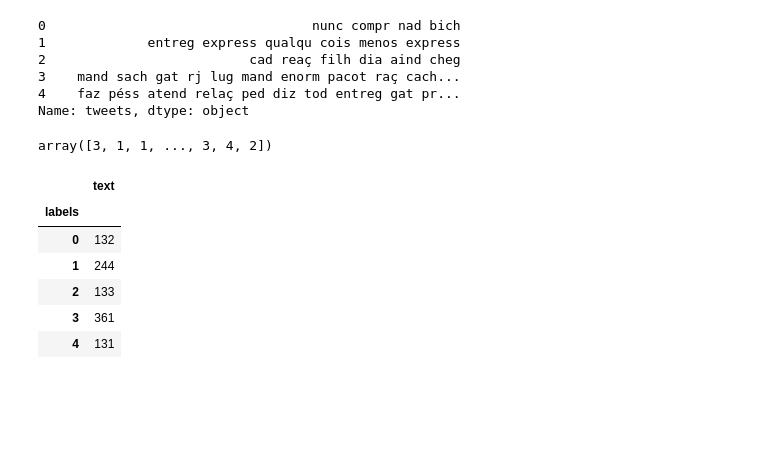
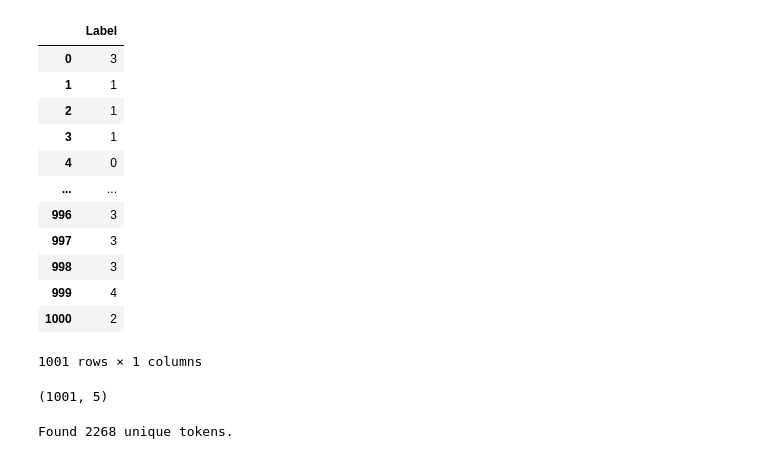
Before and after one commit to jllcen2011/Data_Science_MBA-FIAP, a Jupyter notebook: Fase 4 - Deep Learning/Cap 2 - Recorrentes/RNNsimple - SolutionSprint.ipynb, the cells around one changed output. Saved outputs shown, nothing was run; the diff lists cells and outputs as text; code cells hidden in the pictures; blank space fills up the shorter version.

```diff
--- a/Fase 4 - Deep Learning/Cap 2 - Recorrentes/RNNsimple - SolutionSprint.ipynb
+++ b/Fase 4 - Deep Learning/Cap 2 - Recorrentes/RNNsimple - SolutionSprint.ipynb
@@ -56,41 +63,26 @@ def removeStopWords(text):
     words = [stemmer.stem(i) for i in text.split() if not i in stopwords]
     return (" ".join(words))
 
-# def custom_tokenize(text):
-#     """Function that tokenizes text"""
-#     from nltk.tokenize import word_tokenize
-#     if not text:
-#         text = ''
-#     return word_tokenize(text)
 
 tweets_tratados = df1.apply(cleanTxt)
 tweets_tratados = tweets_tratados.apply(removeEmojis)
 tweets_tratados = tweets_tratados.apply(removeStopWords)
-# tweets_tratados = tweets_tratados.apply(custom_tokenize)
-tweets_tratados.head()
+tweets = list(tweets_tratados)
-# %% [output]
-0                                  nunc compr nad bich
-1             entreg express qualqu cois menos express
-2                          cad reaç filh dia aind cheg
-3    mand sach gat rj lug mand enorm pacot raç cach...
-4    faz péss atend relaç ped diz tod entreg gat pr...
-Name: tweets, dtype: object
-# %%
-from sklearn import preprocessing
-label_encoder = preprocessing.LabelEncoder()
-df2 = label_encoder.fit_transform(df2)
-df2
-# %% [output]
-array([3, 1, 1, ..., 3, 4, 2])
-# %%
-df_final = {"text":tweets_tratados, "labels":df2}
-df_final = pd.DataFrame(df_final)
-df_final.groupby("labels").count()
-# %% [output]
-|  | text |
-| labels |  |
-| 0 | 132 |
-| 1 | 244 |
-| 2 | 133 |
-| 3 | 361 |
-| 4 | 131 |
+# %%
+label_encoder = preprocessing.LabelEncoder()
+labels = pd.DataFrame(label_encoder.fit_transform(df2), columns=["Label"], index = df.index)
+labels
+# %% [output]
+|  | Label |
+| 0 | 3 |
+| 1 | 1 |
+| 2 | 1 |
+| 3 | 1 |
+| 4 | 0 |
+| ... | ... |
+| 996 | 3 |
+| 997 | 3 |
+| 998 | 3 |
+| 999 | 4 |
+| 1000 | 2 |
+1001 rows × 1 columns
@@ -96,0 +92,4 @@ df_final.groupby("labels").count()
+# %%
+y.shape
+# %% [output]
+(1001, 5)
@@ -96,0 +100,5 @@ df_final.groupby("labels").count()
+# %%
+word_index = tokenizer.word_index
+print('Found %s unique tokens.' % len(word_index))
+# %% [output]
+Found 2268 unique tokens.
```
Also changed, not shown: parts of 18 cells of this notebook.
